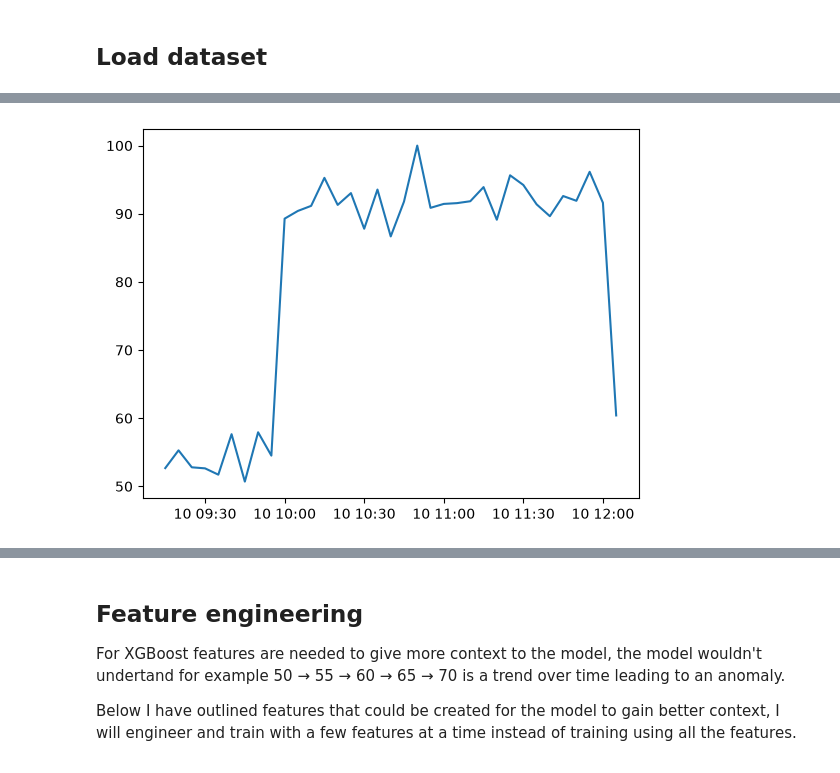
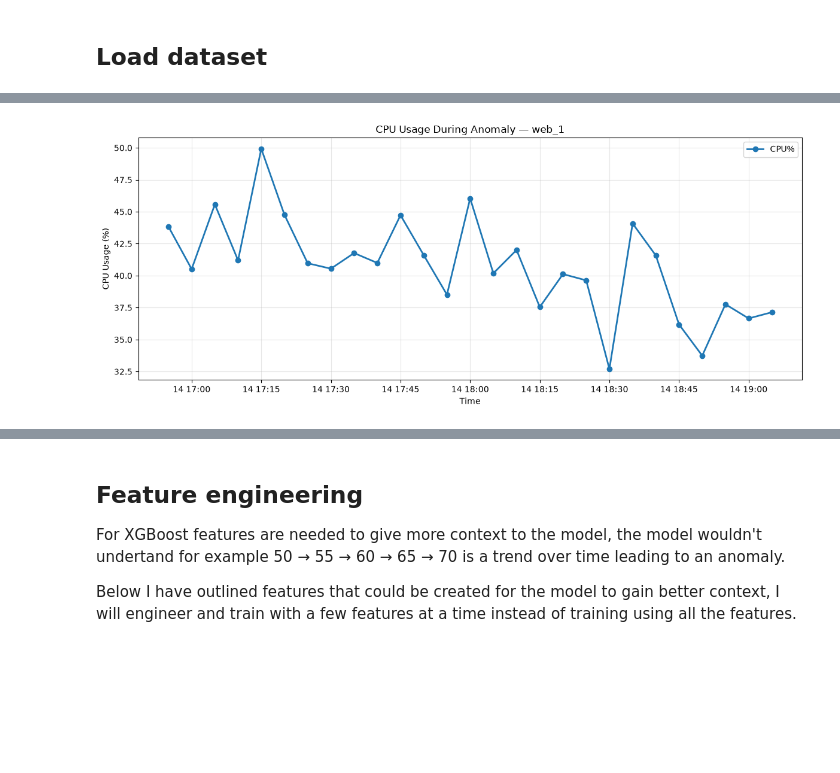
Before and after one commit to RkP17/infra-anomaly-detection, a Jupyter notebook: notebooks/03_feature_engineering_xg_boost.ipynb, the cells around one changed output, grey strips where cells are left out. Saved outputs shown, nothing was run; the diff lists cells and outputs as text; code cells hidden in the pictures; blank space fills up the shorter version.

```diff
--- a/notebooks/03_feature_engineering_xg_boost.ipynb
+++ b/notebooks/03_feature_engineering_xg_boost.ipynb
@@ -33,18 +33,32 @@ is_predictive_anomaly
 Name: count, dtype: int64
 # %%
-# Specifc anomaly within web_1 between 2025-01-10 10:00 - 2025-01-10 12:00
-
+# Specifc anomaly within web_1
 server = df[df['server_id'] == 'web_1']
 
-filtered_times = server[(server['timestamp'] > "2025-01-10 09:10") & (server['timestamp'] < "2025-01-10 12:10")]
+filtered_times = server[(server['timestamp'] > "2025-01-14 16:50") & (server['timestamp'] < "2025-01-14 19:10")]
 
-x = filtered_times['timestamp']
-y = filtered_times['cpu_percent']
+fig, ax = plt.subplots(figsize=(12,5))
 
-plt.plot(x,y)
+ax.plot(
+    filtered_times['timestamp'],
+    filtered_times['cpu_percent'],
+    marker='o',
+    linewidth=2,
+    label='CPU%'
+)
+
+ax.set_title("CPU Usage During Anomaly — web_1")
+ax.set_xlabel("Time")
+ax.set_ylabel("CPU Usage (%)")
+
+ax.grid(True, alpha=0.3)
+ax.legend()
+
+
+plt.tight_layout()
 plt.show()
 # %% [output]
-[figure, old version]
+[figure, new version]
 # %%
 server = df[df['server_id'] == 'web_1']
 
```
Also changed, not shown: parts of 15 cells of this notebook, 3 other files.
